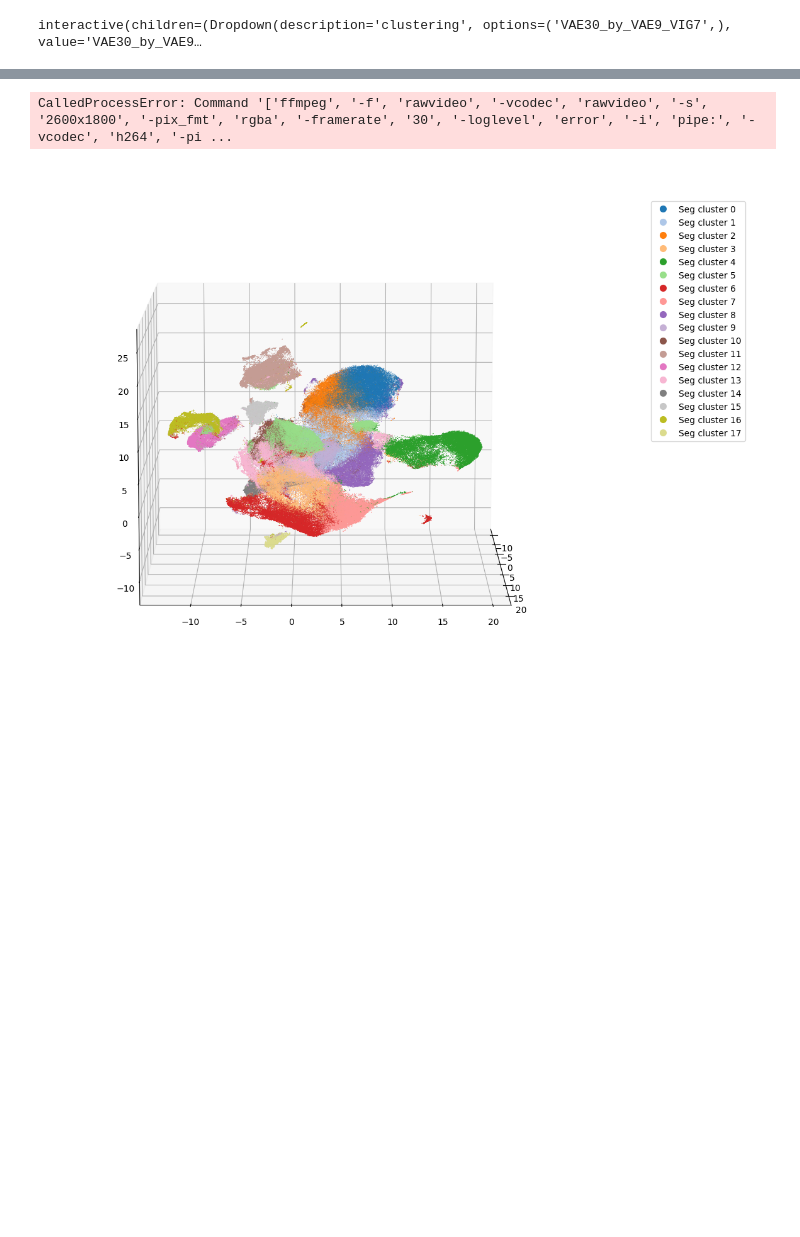
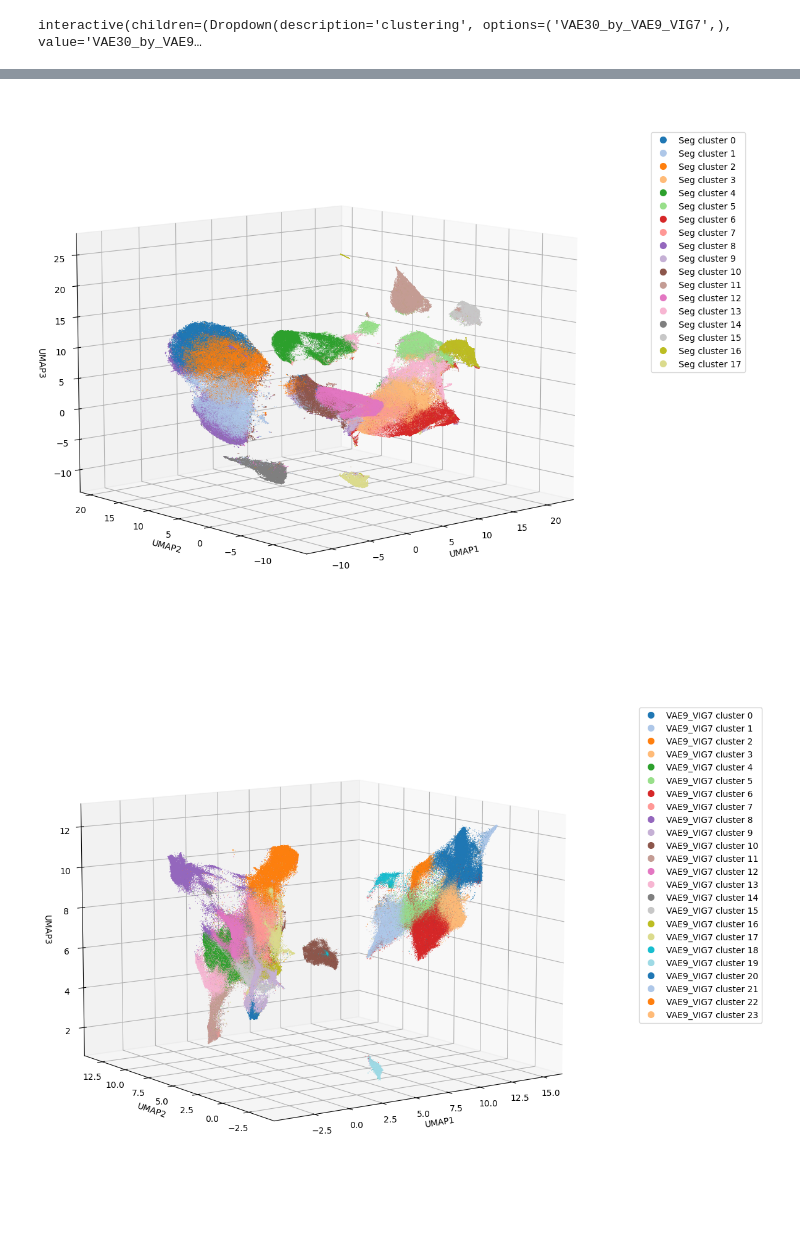
Before and after one commit to labsyspharm/vae-paper, a Jupyter notebook: src/UMAP_animations.ipynb, the cells around one changed output, grey strips where cells are left out. Cells and saved outputs as stored; diff of their text form; code cells hidden in the pictures; blank space fills up the shorter version.

```diff
--- a/src/UMAP_animations.ipynb
+++ b/src/UMAP_animations.ipynb
@@ -130,7 +134,7 @@ def interactive_plot(clustering, elev, azim):
     plt.savefig(os.path.join(out, f'{clustering}.png'), dpi=800, bbox_inches='tight')
     plt.show()
 # %%
-def rotation_movie(clustering, main_sample, cmap, c):
+def rotation_movie(clustering, main_sample, cmap, c, azim_init, num_frames):
 
     fig = plt.figure()
     ax = plt.axes(projection='3d', computed_zorder=False)
@@ -172,6 +176,10 @@ def rotation_movie(clustering, main_sample, cmap, c):
                 ec=['k' for i in main_sample['VAE30']],
                 linewidth=0.0
             )
+
+        ax.set_xlabel('UMAP1')
+        ax.set_ylabel('UMAP2')
+        ax.set_zlabel('UMAP3')
 
         ax.axis('auto')
         ax.tick_params(labelsize=10)
@@ -217,16 +225,19 @@ def rotation_movie(clustering, main_sample, cmap, c):
 
         return fig,
 
-    def animate(i):
-        # i = i * 45 # animate every i*N degrees (leads to more rapid
-        if i % 36 == 0:
+    def animate(i, num_frames, azim_init):
+
+        i = i * 360/num_frames
+
+        if i % 10 == 0:
             print(f'degree = {i}')
-        ax.view_init(elev=10.0, azim=i)
+        ax.view_init(elev=10.0, azim=(i + azim_init))
+
         return fig,
 
     anim = animation.FuncAnimation(
-        fig, animate, init_func=init,
-        frames=360, interval=20, blit=True)  # frames=360
+        fig, lambda i: animate(i, num_frames, azim_init), init_func=init,
+        frames=num_frames, interval=20, blit=True)
 
     anim.save(
         os.path.join(out, f'{clustering}.mp4'),
@@ -317,9 +328,27 @@ interactive(children=(Dropdown(description='clustering', options=('VAE30_by_VAE9
 # %%
 # generate and save animations
 for clustering, data in data_dict.items():
+
+    if clustering == 'Seg':
+        # starting azimuth
+        azim_init = 230
+        # number of frames to complete 360 degree rotation lower values allow for more rapid computation
+        num_frames = 360
+
+    elif clustering == 'VAE9_VIG7':
+        azim_init = 236
+        num_frames = 360
+
+    elif clustering in ('VAE30', 'VAE30_by_VAE9_VIG7'):
+        azim_init = 240
+        num_frames = 360
+
     if not os.path.exists(os.path.join(out, f'{clustering}.mp4')):
         print(f'Saving rotating plot for {clustering} clustering...')
-        rotation_movie(clustering=clustering, main_sample=data[0], cmap=data[1], c=data[2])
+        rotation_movie(
+            clustering=clustering, main_sample=data[0], cmap=data[1],
+            c=data[2], azim_init=azim_init, num_frames=num_frames
+        )
         print()
 print('Complete!')
 # %% [output]
@@ -328,2 +372,2 @@ degree = 0
-CalledProcessError: Command '['ffmpeg', '-f', 'rawvideo', '-vcodec', 'rawvideo', '-s', '2600x1800', '-pix_fmt', 'rgba', '-framerate', '30', '-loglevel', 'error', '-i', 'pipe:', '-vcodec', 'h264', '-pi ...
-[figure, old version]
+[figure, new version]
+[figure, added]
```
Also changed, not shown: parts of 2 cells of this notebook, 29 other files.
